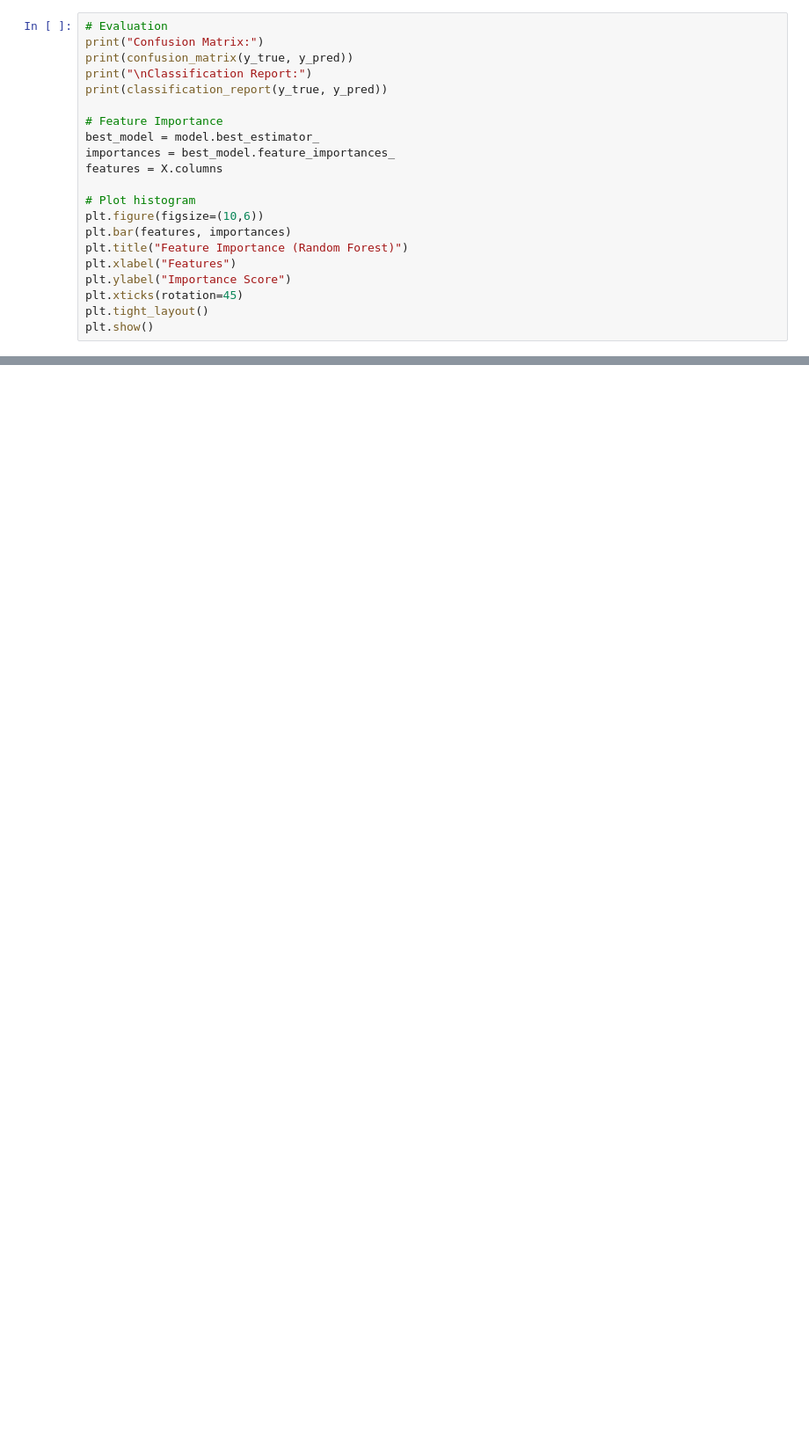
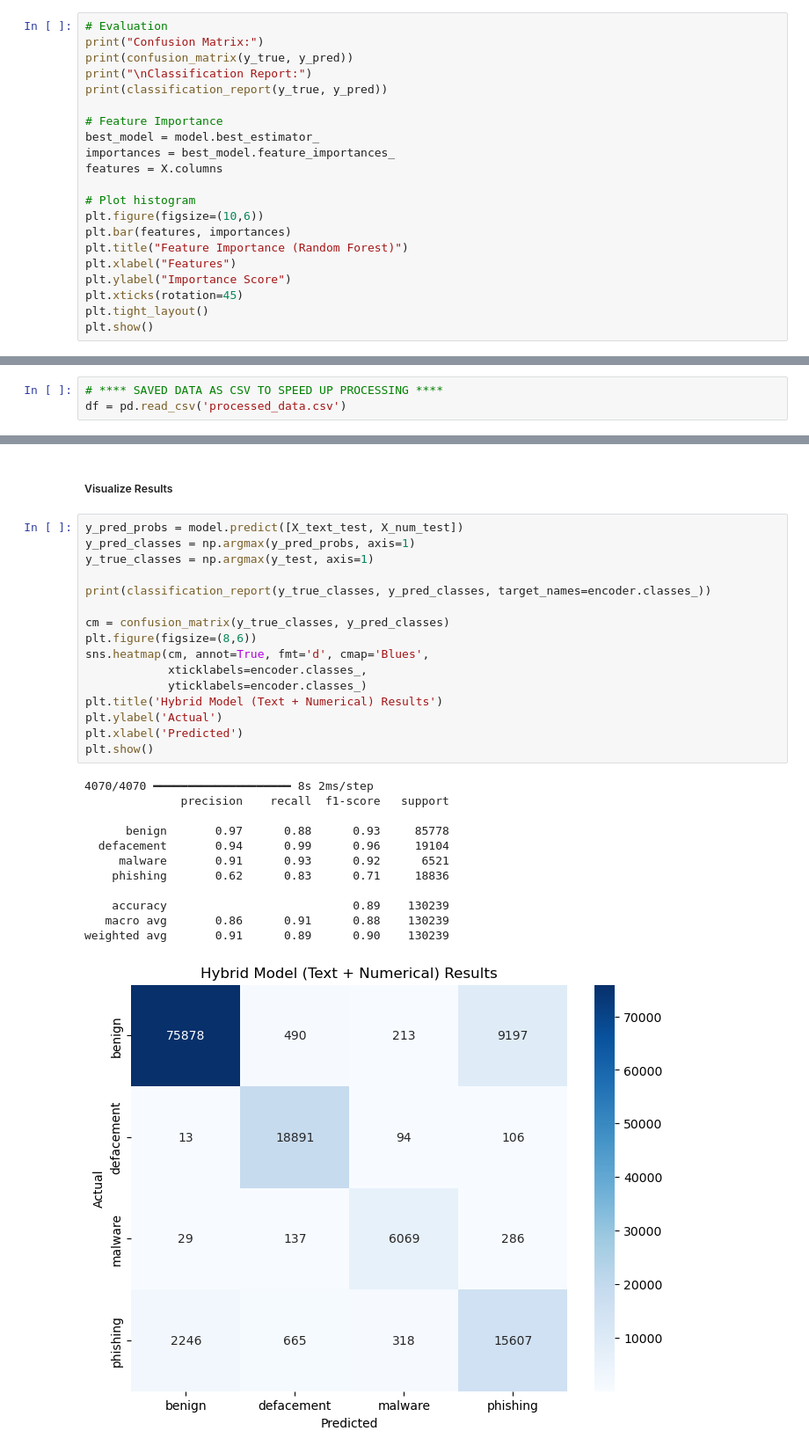
Before and after one commit to wgephart/ml_url_classification, a Jupyter notebook: FinalProject.ipynb, the cells around one changed output, grey strips where cells are left out. Shown: that part at 88% size. Cells and saved outputs as stored; diff of their text form; blank space fills up the shorter version.

Commit message:
updated neural netowrk - hybrid model with numerical and text based features - 89% F1

```diff
--- a/FinalProject.ipynb
+++ b/FinalProject.ipynb
@@ -587,0 +602,3 @@ plt.show()
+# %%
+# **** SAVED DATA AS CSV TO SPEED UP PROCESSING ****
+df = pd.read_csv('processed_data.csv')
@@ -587,0 +760,31 @@ plt.show()
+# %% [markdown]
+##### Visualize Results
+# %%
+y_pred_probs = model.predict([X_text_test, X_num_test])
+y_pred_classes = np.argmax(y_pred_probs, axis=1)
+y_true_classes = np.argmax(y_test, axis=1)
+
+print(classification_report(y_true_classes, y_pred_classes, target_names=encoder.classes_))
+
+cm = confusion_matrix(y_true_classes, y_pred_classes)
+plt.figure(figsize=(8,6))
+sns.heatmap(cm, annot=True, fmt='d', cmap='Blues',
+            xticklabels=encoder.classes_,
+            yticklabels=encoder.classes_)
+plt.title('Hybrid Model (Text + Numerical) Results')
+plt.ylabel('Actual')
+plt.xlabel('Predicted')
+plt.show()
+# %% [output]
+4070/4070 ━━━━━━━━━━━━━━━━━━━━ 8s 2ms/step
+              precision    recall  f1-score   support
+
+      benign       0.97      0.88      0.93     85778
+  defacement       0.94      0.99      0.96     19104
+     malware       0.91      0.93      0.92      6521
+    phishing       0.62      0.83      0.71     18836
+
+    accuracy                           0.89    130239
+   macro avg       0.86      0.91      0.88    130239
+weighted avg       0.91      0.89      0.90    130239
+[figure, added]
```
Also changed, not shown: parts of 7 cells of this notebook.
